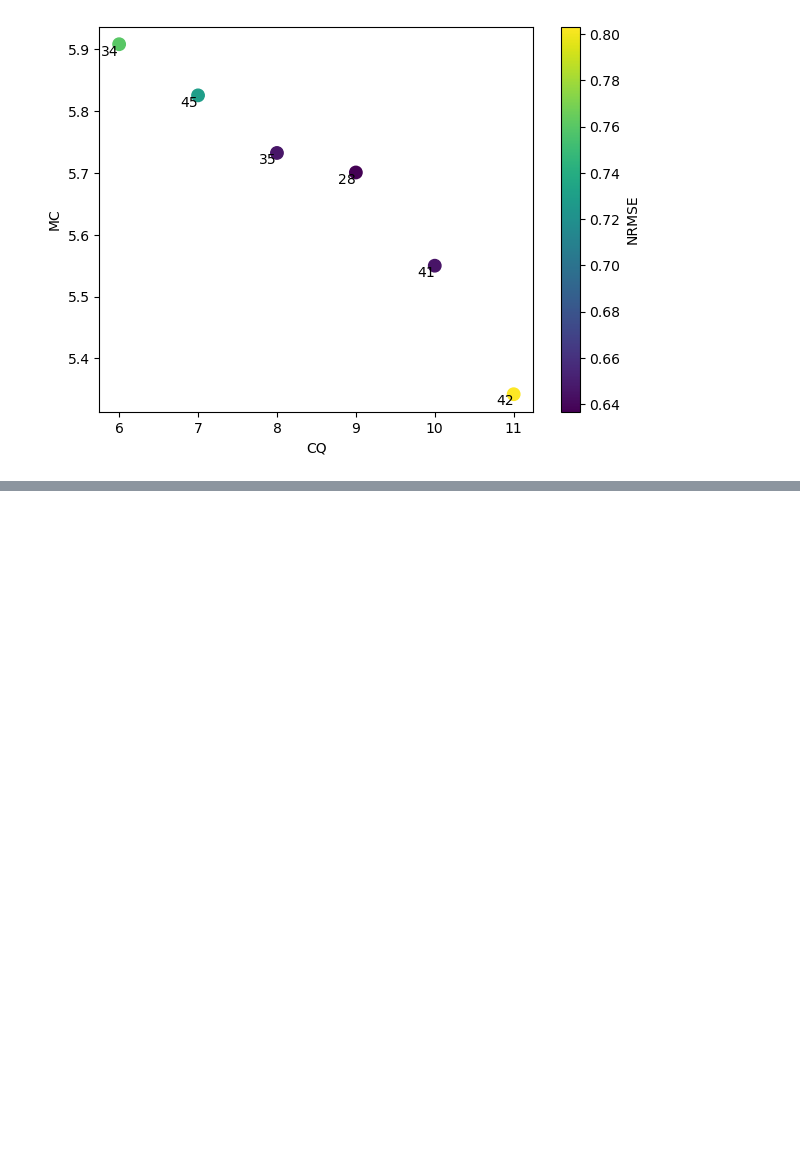
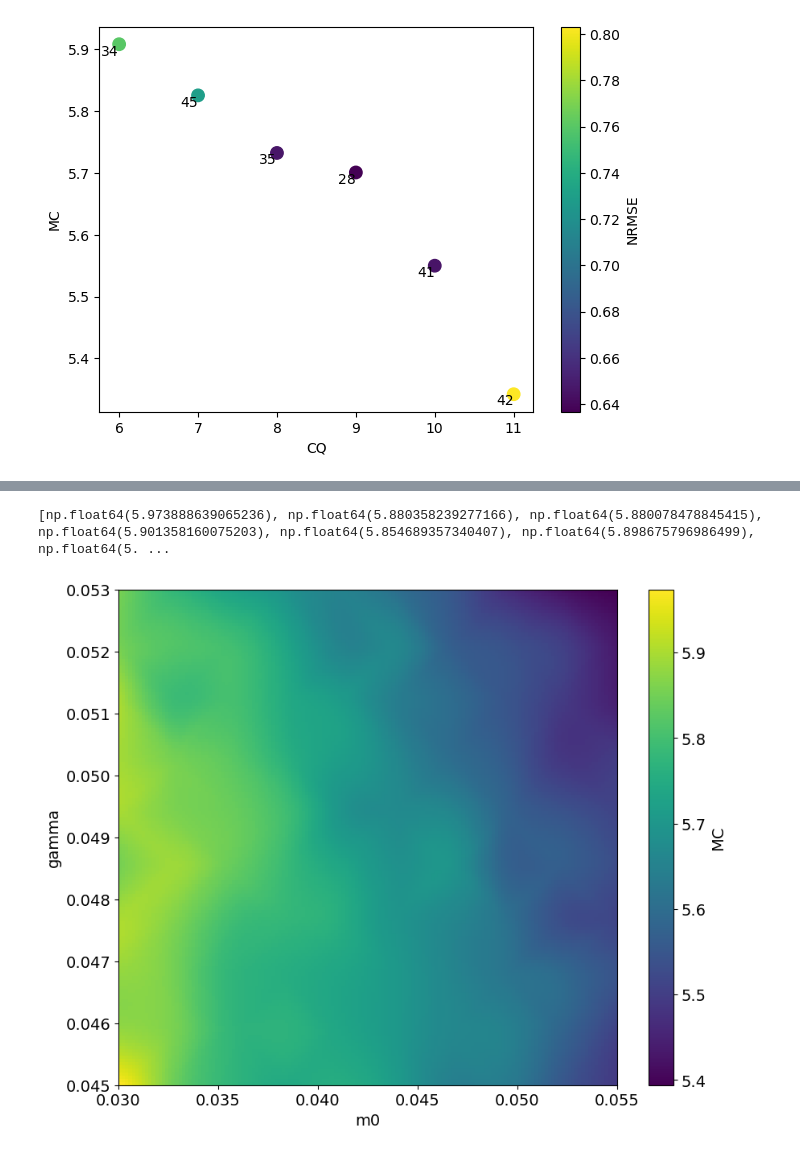
Before and after one commit to VvvpC/spnc_taskindependent_metrics, a Jupyter notebook: Test_Temporary/test_narma10_allbeta50.ipynb, the cells around one changed output, grey strips where cells are left out. Drawn from its saved outputs; the diff is of its cells as text; code cells hidden in the pictures; blank space fills up the shorter version.

```diff
--- a/Test_Temporary/test_narma10_allbeta50.ipynb
+++ b/Test_Temporary/test_narma10_allbeta50.ipynb
@@ -289,0 +328,5 @@ plt.show()
+# %%
+MC_data = runs[0]['results']['MC']
+print(MC_data)
+# %% [output]
+[np.float64(5.973888639065236), np.float64(5.880358239277166), np.float64(5.880078478845415), np.float64(5.901358160075203), np.float64(5.854689357340407), np.float64(5.898675796986499), np.float64(5. ...
@@ -289,0 +357,40 @@ plt.show()
+# %%
+def plot_heatmap(x, y, zi, xlabel = 'm0', ylabel = 'gamma',value_label='MC'):
+
+    plt.figure(figsize=(10, 8))
+    ax = plt.imshow(zi, extent=[x.min(), x.max(), y.min(), y.max()],
+                   cmap='viridis', aspect='auto', origin='lower')
+
+    # 添加颜色条并设置标签
+    cbar = plt.colorbar(ax)
+    cbar.set_label(value_label, fontsize=14)
+    cbar.ax.tick_params(labelsize=14)
+
+    # 设置轴标签
+    plt.xlabel(xlabel, fontsize=14)
+    plt.ylabel(ylabel, fontsize=14)
+
+    # 格式化x和y轴刻度为三位小数
+    x_ticks = plt.xticks()[0]
+    y_ticks = plt.yticks()[0]
+    plt.xticks(x_ticks, [f'{tick:.3f}' for tick in x_ticks], fontsize=14)
+    plt.yticks(y_ticks, [f'{tick:.3f}' for tick in y_ticks], fontsize=14)
+
+    # 颠倒gamma轴方向
+    # plt.gca().invert_yaxis()
+
+    plt.show()
+# %%
+results = runs[0]['results']
+
+x = np.array(results['m0'])     # 长度=100
+y = np.array(results['gamma'])  # 长度=100
+z = np.array(results['MC'])     # 长度=100
+
+# 进行插值
+Xi, Yi, zi = interpolation(x, y, z, nx=150, ny=150)
+
+# 调用函数
+plot_heatmap(Xi, Yi, zi, value_label='MC')
+# %% [output]
+[figure, added]
```
Also changed, not shown: parts of 7 cells of this notebook, 1 other file.
